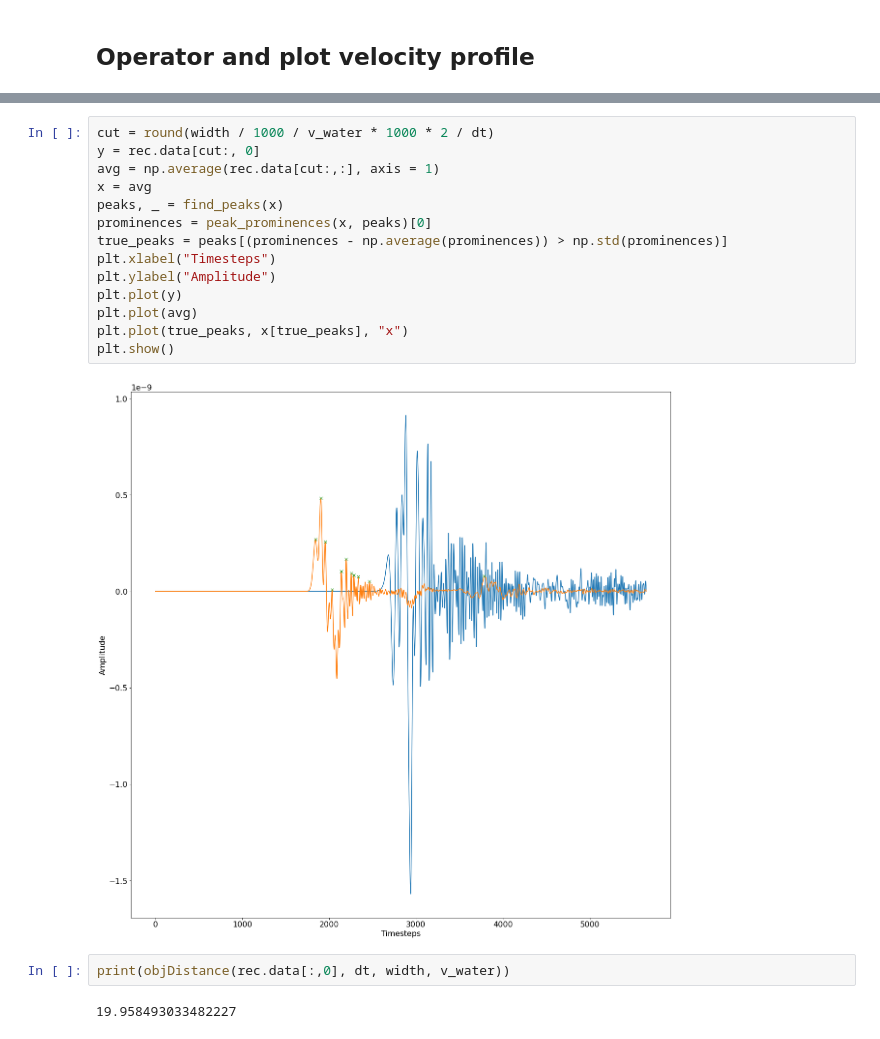
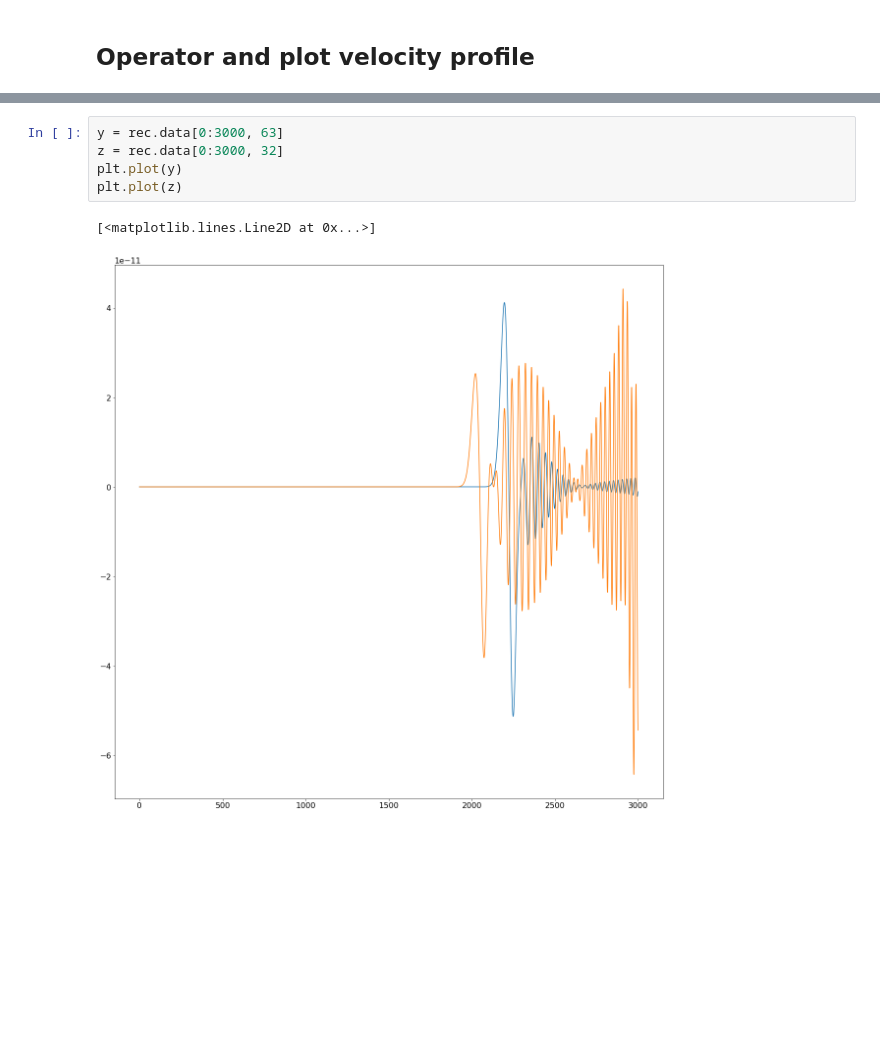
Before and after one commit to bgd54/sonar-FWI, a Jupyter notebook: water_tank/beamforing_confirm.ipynb, the cells around one changed output, grey strips where cells are left out. Cells and saved outputs as stored; diff of their text form; blank space fills up the shorter version.

```diff
--- a/water_tank/beamforing_confirm.ipynb
+++ b/water_tank/beamforing_confirm.ipynb
@@ -199,20 +128,8 @@ def objDistance(receiver, timestep:float, width: float, v_env: float) -> float:
-# %%
-cut = round(width / 1000 / v_water * 1000 * 2 / dt)
-y = rec.data[cut:, 0]
-avg = np.average(rec.data[cut:,:], axis = 1)
-x = avg
-peaks, _ = find_peaks(x)
-prominences = peak_prominences(x, peaks)[0]
-true_peaks = peaks[(prominences - np.average(prominences)) > np.std(prominences)]
-plt.xlabel("Timesteps")
-plt.ylabel("Amplitude")
-plt.plot(y)
-plt.plot(avg)
-plt.plot(true_peaks, x[true_peaks], "x")
-plt.show()
-# %% [output]
-[figure, removed]
-# %%
-print(objDistance(rec.data[:,0], dt, width, v_water))
-# %% [output]
-19.958493033482227
+# %%
+y = rec.data[0:3000, 63]
+z = rec.data[0:3000, 32]
+plt.plot(y)
+plt.plot(z)
+# %% [output]
+[<matplotlib.lines.Line2D at 0x...>]
+[figure, added]
```
Also changed, not shown: parts of 10 cells of this notebook.
